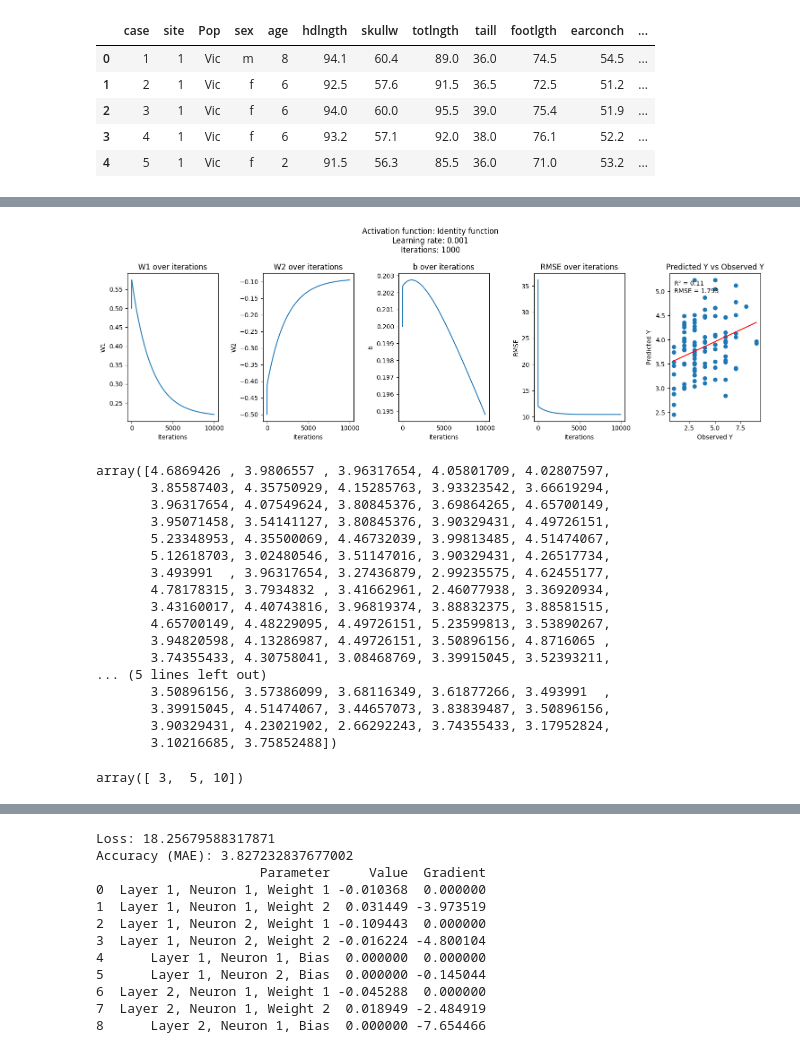
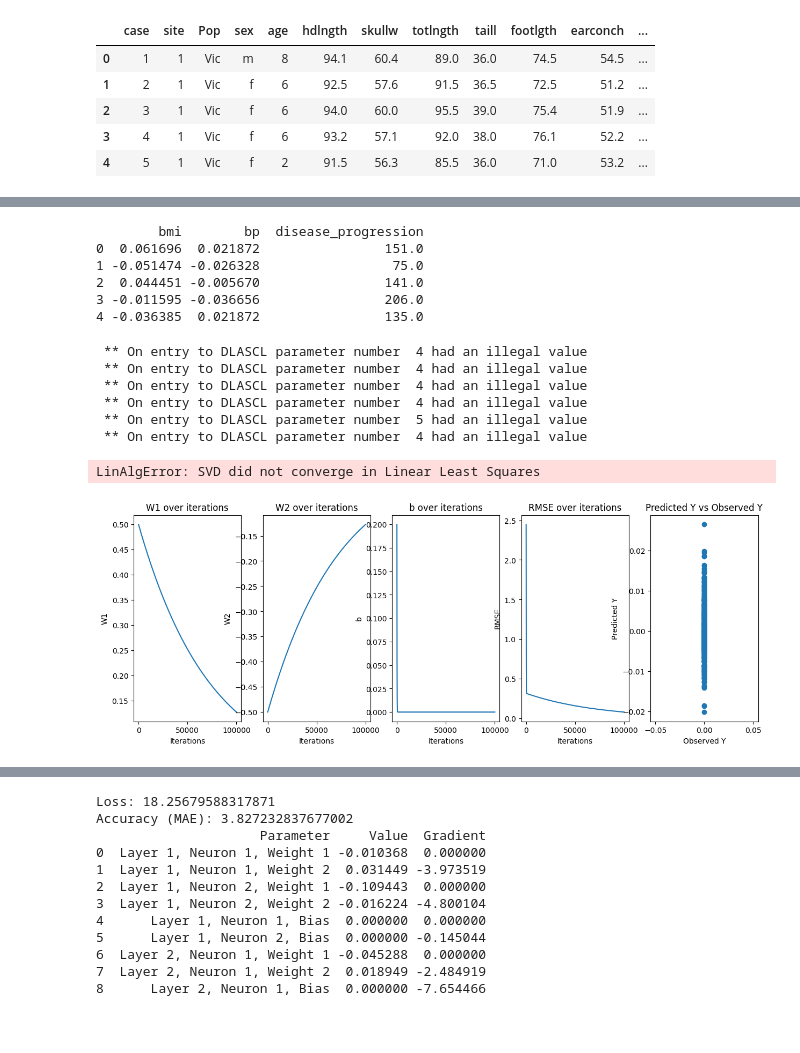
Before and after one commit to magitz/possum, a Jupyter notebook: possum_network.ipynb, the cells around one changed output, grey strips where cells are left out. Saved outputs shown, nothing was run; the diff lists cells and outputs as text; code cells hidden in the pictures; blank space fills up the shorter version.

```diff
--- a/possum_network.ipynb
+++ b/possum_network.ipynb
@@ -45,3 +57,28 @@ df.head(10)
+# %%
+from sklearn.datasets import load_diabetes
+import pandas as pd
+
+# Load the dataset
+diabetes = load_diabetes()
+
+# Create a DataFrame
+df = pd.DataFrame(diabetes.data, columns=diabetes.feature_names)
+
+# Add the target variable
+df['disease_progression'] = diabetes.target
+
+# Select two features and the target
+data = df[['bmi', 'bp', 'disease_progression']]
+
+# Display the first few rows
+print(data.head())
+# %% [output]
+        bmi        bp  disease_progression
+0  0.061696  0.021872                151.0
+1 -0.051474 -0.026328                 75.0
+2  0.044451 -0.005670                141.0
+3 -0.011595 -0.036656                206.0
+4 -0.036385  0.021872                135.0
 # %%
 # Code from: https://medium.com/@soudanik/building-a-deep-learning-model-by-hand-bd51feccdfc7
 # Modified to use the possum dataset belly, taill and age columns
@@ -67,19 +104,22 @@ def activ_func_derivative(x):
 #X2 = np.array([2, 3, 7])
 #Y_true = np.array([3, 5, 10])
 
-X1 = np.array(df['belly'])
-X2 = np.array(df['taill'])
-Y_true = np.array(df['age'])
+X1 = np.array(df['bmi'])
+X2 = np.array(df['bp'])
+Y_true = np.array(df['disease_progression'])
+
+# Transform sex to 0 and 1
+Y_true = np.where(Y_true == 'M', 1, 0)
 
 # Initialize weights and bias
 w1 = 0.5
 w2 = -0.5
 b = 0.2
 # Learning rate
-lr = 0.0001 # Must be small enough to converge - Many lr values can be tested
+lr = 0.01 # Must be small enough to converge - Many lr values can be tested
 
 # Number of iterations for gradient descent
-iterations = 10000 # Many iterations can be tested
+iterations = 100000 # Many iterations can be tested
 
 # DataFrame to store the values
 
@@ -157,57 +197,44 @@ axs[3].plot(range(iterations), df2['RMSE'])
 axs[3].set_title('RMSE over iterations')
 axs[3].set_xlabel('Iterations')
 axs[3].set_ylabel('RMSE')
 
 # Plot Y_true vs Y_pred (get last values of Y_pred at the last iteration)
 Y_pred_final = df2['Y_pred'].tail(1).values[0]
 #Y_true=np.array([3, 5, 10])
 axs[4].scatter(Y_true, Y_pred_final)
 axs[4].set_title('Predicted Y vs Observed Y')
 axs[4].set_xlabel('Observed Y')
 axs[4].set_ylabel('Predicted Y')
 
-# Calculate linear regression between predicted and observed Y
-slope, intercept = np.polyfit(Y_true, Y_pred_final, 1)
+# Normalize the data
+Y_true_normalized = (Y_true - np.mean(Y_true)) / np.std(Y_true)
+Y_pred_final_normalized = (Y_pred_final - np.mean(Y_pred_final)) / np.std(Y_pred_final)
+
+# Calculate linear regression between normalized predicted and observed Y
+slope, intercept = np.polyfit(Y_true_normalized, Y_pred_final_normalized, 1)
 
 # Plot regression line
 x = np.array([min(Y_true), max(Y_true)])
 y = slope * x + intercept
 axs[4].plot(x, y, color='red')
 
 # Calculate R² and RMSE
 r2 = r2_score(Y_true, Y_pred_final)
 rmse = np.sqrt(mean_squared_error(Y_true, Y_pred_final))
 
 # Show R² and RMSE on the plot
 axs[4].text(0.05, 0.95, f'R² = {r2:.2f}\nRMSE = {rmse:.3f}', transform=axs[4].transAxes, verticalalignment='top')
 
 # Set a common title for all subplots
 fig.suptitle("Activation function: Identity function\nLearning rate: 0.001\nIterations: 1000")
 plt.tight_layout()  # Adjust the padding between and around the subplots
 plt.show()
 # %% [output]
+ ** On entry to DLASCL parameter number  4 had an illegal value
+ ** On entry to DLASCL parameter number  4 had an illegal value
+ ** On entry to DLASCL parameter number  4 had an illegal value
+ ** On entry to DLASCL parameter number  4 had an illegal value
+ ** On entry to DLASCL parameter number  5 had an illegal value
+ ** On entry to DLASCL parameter number  4 had an illegal value
+LinAlgError: SVD did not converge in Linear Least Squares
-[figure, old version]
+[figure, new version]
-# %%
-Y_pred_final
-# %% [output]
-array([4.6869426 , 3.9806557 , 3.96317654, 4.05801709, 4.02807597,
-       3.85587403, 4.35750929, 4.15285763, 3.93323542, 3.66619294,
-       3.96317654, 4.07549624, 3.80845376, 3.69864265, 4.65700149,
-       3.95071458, 3.54141127, 3.80845376, 3.90329431, 4.49726151,
-       5.23348953, 4.35500069, 4.46732039, 3.99813485, 4.51474067,
-       5.12618703, 3.02480546, 3.51147016, 3.90329431, 4.26517734,
-       3.493991  , 3.96317654, 3.27436879, 2.99235575, 4.62455177,
-       4.78178315, 3.7934832 , 3.41662961, 2.46077938, 3.36920934,
-       3.43160017, 4.40743816, 3.96819374, 3.88832375, 3.88581515,
-       4.65700149, 4.48229095, 4.49726151, 5.23599813, 3.53890267,
-       3.94820598, 4.13286987, 4.49726151, 3.50896156, 4.8716065 ,
-       3.74355433, 4.30758041, 3.08468769, 3.39915045, 3.52393211,
-... (5 lines left out)
-       3.50896156, 3.57386099, 3.68116349, 3.61877266, 3.493991  ,
-       3.39915045, 4.51474067, 3.44657073, 3.83839487, 3.50896156,
-       3.90329431, 4.23021902, 2.66292243, 3.74355433, 3.17952824,
-       3.10216685, 3.75852488])
-# %%
-Y_true
-# %% [output]
-array([ 3,  5, 10])
```
Also changed, not shown: parts of 8 cells of this notebook, 2 other files.
